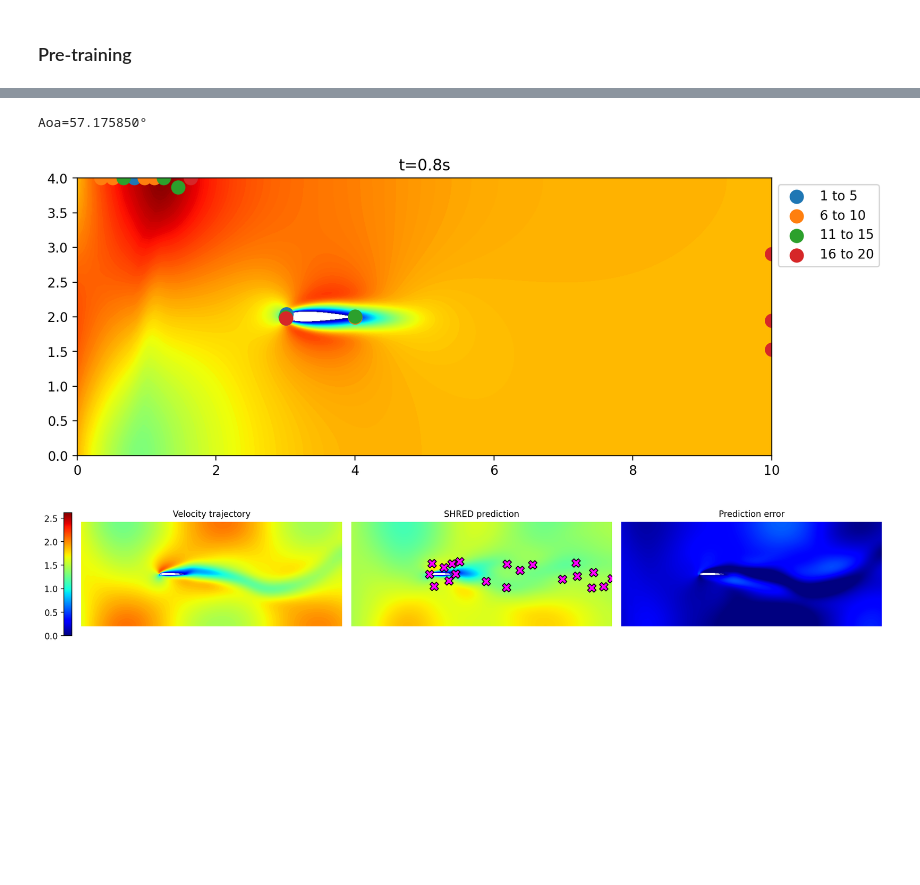
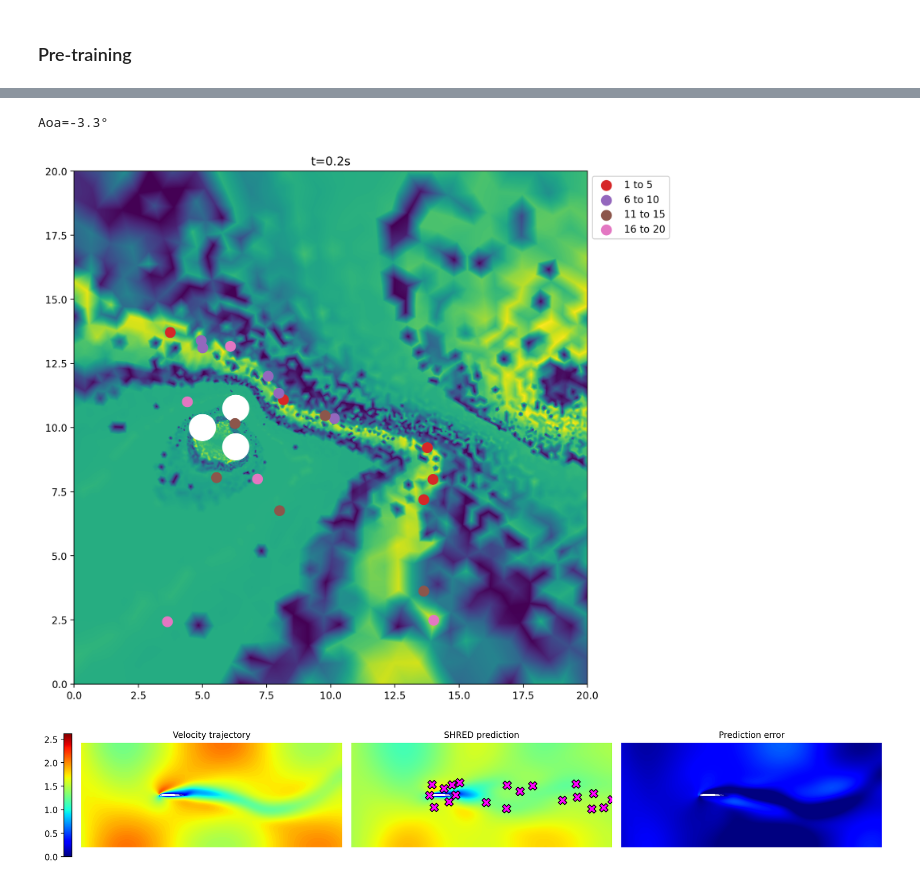
Before and after one commit to adrianoracano/mySHRED, a Jupyter notebook: mySHRED_pinball.ipynb, the cells around one changed output, grey strips where cells are left out. Saved outputs shown, nothing was run; the diff lists cells and outputs as text; code cells hidden in the pictures; blank space fills up the shorter version.

```diff
--- a/mySHRED_pinball.ipynb
+++ b/mySHRED_pinball.ipynb
@@ -713,8 +734,5 @@ from utils.processdata import Padding, TimeSeriesDataset
 # %%
-data = np.load("snapshots_pinball/data.npz")
-
-x = torch.from_numpy(data["x"])
-y = torch.from_numpy(data["y"])
+data = np.load("data.npz")
 
 Vxtrain = torch.from_numpy(data["Vxtrain"])
 Vytrain = torch.from_numpy(data["Vytrain"])
@@ -747,7 +765,16 @@ MUvalid = torch.from_numpy(data["MUvalid"])
 MUtest = torch.from_numpy(data["MUtest"])
 
 from sklearn.preprocessing import MinMaxScaler
-with open('snapshots_pinball/scalerVx.pkl', 'rb') as f:
+with open('scalerVx.pkl', 'rb') as f:
     scalerVx = pickle.load(f)
-with open('snapshots_pinball/scalerVy.pkl', 'rb') as f:
+with open('scalerVy.pkl', 'rb') as f:
     scalerVy = pickle.load(f)
+
+arrays = np.load("arrays.npz")
+
+coords = arrays["coords"][:, :2]
+x, y = np.split(coords, 2, 1)
+
+pinball_coords = arrays["pinball_coords"]
+
+os.chdir("/content/drive/MyDrive/mySHRED")
@@ -1210,8 +1217,8 @@ def trajectories_with_sensors(yts, plot, sensors_coordinates_list,
 from sklearn.utils.extmath import randomized_svd
 import scipy
 
-whichtrajectory_qrpiv = 10
-print(f"Aoa={MUtest.numpy()[whichtrajectory_qrpiv, 0, 0]*180/np.pi:1f}°")
+whichtrajectory_qrpiv = 0
+print(f"Aoa={MUtest.numpy()[whichtrajectory_qrpiv, 0, 0]:.1f}°")
 
 Ux_traj, Sx_traj, Wx_traj = randomized_svd(Vxtest[whichtrajectory_qrpiv].numpy(), n_components = kvelocity//2)
 r = kvelocity//2
@@ -1222,34 +1229,37 @@ else:
     Q, R, gamma = scipy.linalg.qr(Wx_traj.transpose() @ Wx, pivoting = True)
 # sensors_coords_test_qrpiv = XY[idx_test][whichtrajectory][gamma[:nsensors]].unsqueeze(0) # (1, nsensors_test, 2)
 # %% [output]
-Aoa=57.175850°
+Aoa=-3.3°
 # %%
 # Vplot = np.mean(Vtest.numpy()[whichtrajectory_qrpiv], axis = 0)
 time_idx = 20
 Vplot = Vtest.numpy()[whichtrajectory_qrpiv, time_idx]
 # %%
 params_geo = MUtest[whichtrajectory_qrpiv, 0, 2:]
-# redefine plot_v on new triang
-_, triang = update_coords_and_triang(params_geo)
-def plot_v(v, triang = triang, norm = None, cmap = cmap):
-    if not norm == None:
-        plt.tricontourf(triang, v, cmap = cmap, norm = norm, levels = 200)
-    else:
-        plt.tricontourf(triang, v, cmap = cmap, levels = 200)
+
+triang = tri.Triangulation(x[:, 0], y[:, 0])
+def plot_v(v, triang = triang, norm=None, cmap="viridis", levels=200):
+    plt.tricontourf(triang, v, cmap = cmap, levels = 200)
     plt.gca().set_aspect("equal")
+    add_zoom(zoom = 1.3)
+    for cyl in cyl_coords:
+        plt.gca().fill(cyl[:, 0], cyl[:, 1],
+                              facecolor='white',
+                              edgecolor='white',
+                              linewidth=1.5)
     # add_zoom(zoom = 1.1)
 plot_v(Vplot)
 
 # scatter_array(naca0012_airfoil_coords, label="_nolegend_")
 subset = 5
 nsensors_to_plot = 20
 for i in range(nsensors_to_plot // subset + int(nsensors_to_plot % subset > 0)):
     scatter_array(XY[idx_test][whichtrajectory_qrpiv][gamma[subset*i:subset*(i+1)]], s=100, label=f"{subset*i + 1} to {subset*(i+1)}")
 plt.legend(loc="upper left", bbox_to_anchor=(1,1))
-plt.title(f"t={time_idx/200*8:.1f}s")
+plt.title(f"t={(time_idx*save_to_np_every_steps)/timesteps*T:.1f}s")
 add_zoom()
 # %% [output]
-[figure, old version]
+[figure, new version]
 # %%
 # COLORMAP
 
```
Also changed, not shown: parts of 10 cells of this notebook.
